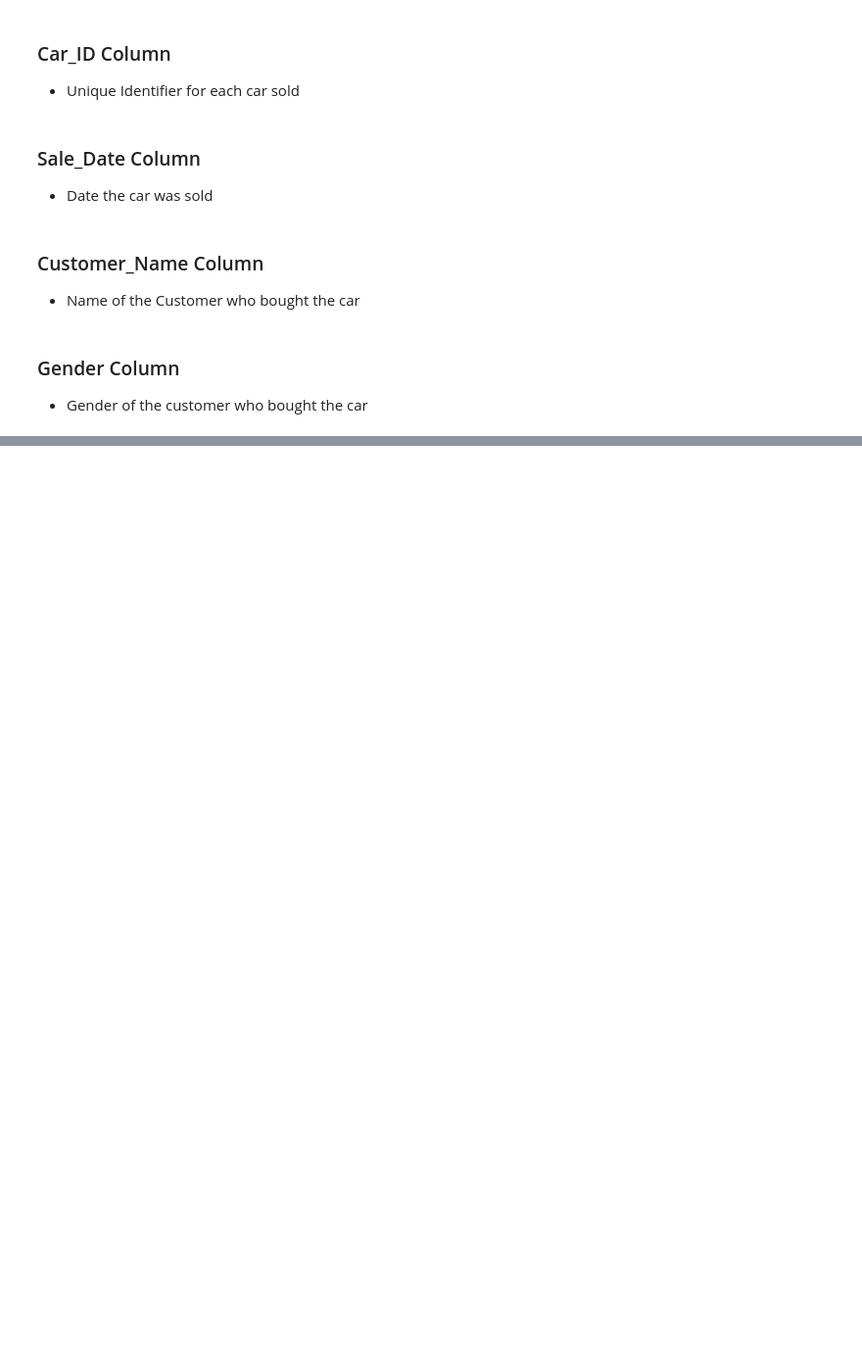
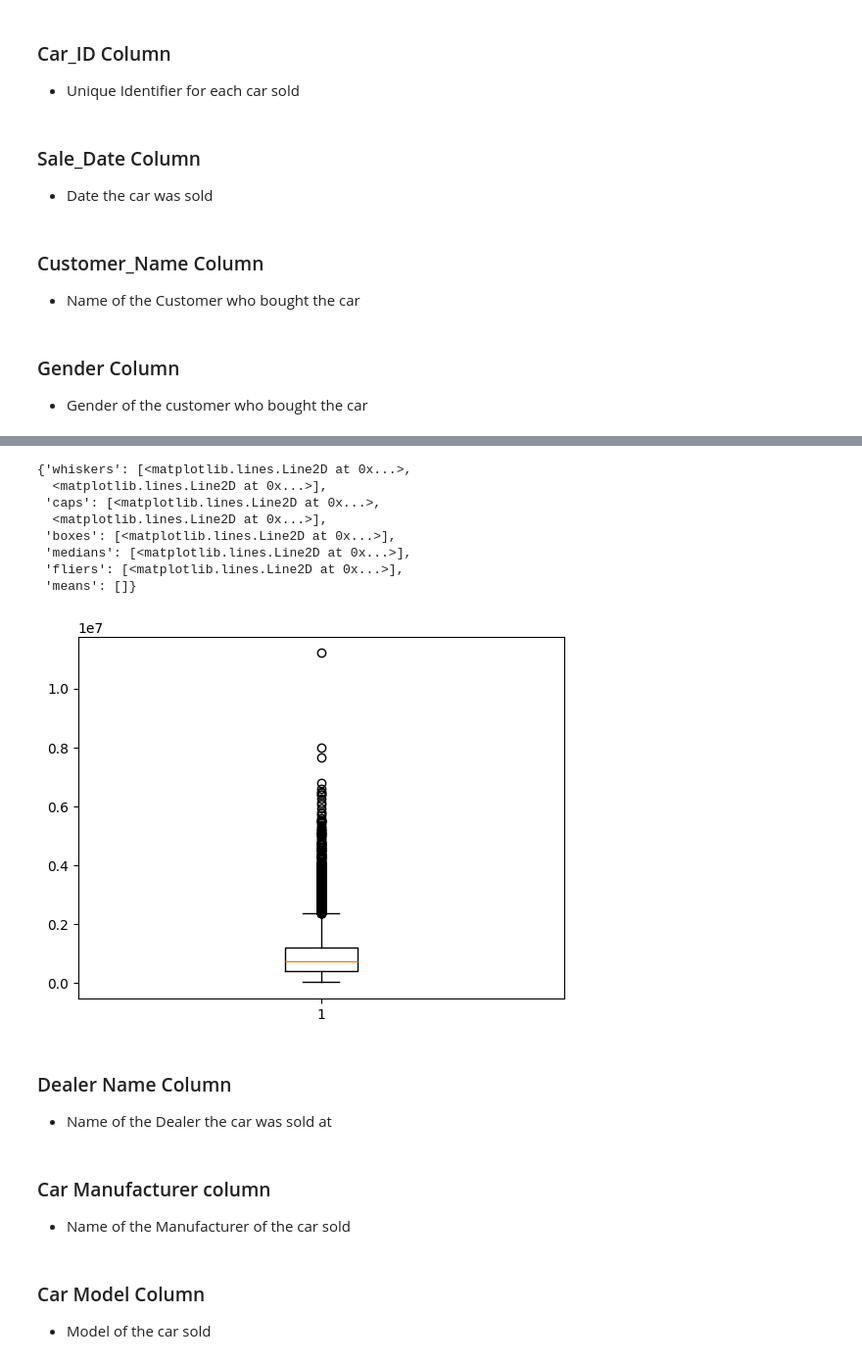
Before and after one commit to cillianmurphy45/Data-Warehouse-Creation, a Jupyter notebook: Data_Cleaning_and_Transformation_for_Data_Warehouse.ipynb, the cells around one changed output, grey strips where cells are left out. Shown at 98% size. Saved outputs shown, nothing was run; the diff lists cells and outputs as text; code cells hidden in the pictures; blank space fills up the shorter version.

```diff
--- a/Data_Cleaning_and_Transformation_for_Data_Warehouse.ipynb
+++ b/Data_Cleaning_and_Transformation_for_Data_Warehouse.ipynb
@@ -76,0 +107,16 @@ Name: count, dtype: int64
+# %%
+plt.boxplot(car_sales_data["Annual_Income"])
+# Definitley some outliers dont think will do anything about them yet
+# %% [output]
+{'whiskers': [<matplotlib.lines.Line2D at 0x...>,
+  <matplotlib.lines.Line2D at 0x...>],
+ 'caps': [<matplotlib.lines.Line2D at 0x...>,
+  <matplotlib.lines.Line2D at 0x...>],
+ 'boxes': [<matplotlib.lines.Line2D at 0x...>],
+ 'medians': [<matplotlib.lines.Line2D at 0x...>],
+ 'fliers': [<matplotlib.lines.Line2D at 0x...>],
+ 'means': []}
+[figure, added]
+# %% [markdown]
+### Dealer Name Column
+- Name of the Dealer the car was sold at
@@ -76,0 +129,3 @@ Name: count, dtype: int64
+# %% [markdown]
+### Car Manufacturer column
+- Name of the Manufacturer of the car sold
@@ -76,0 +138,3 @@ Name: count, dtype: int64
+# %% [markdown]
+### Car Model Column
+- Model of the car sold
```
Also changed, not shown: parts of 30 cells of this notebook, 1 other file.
